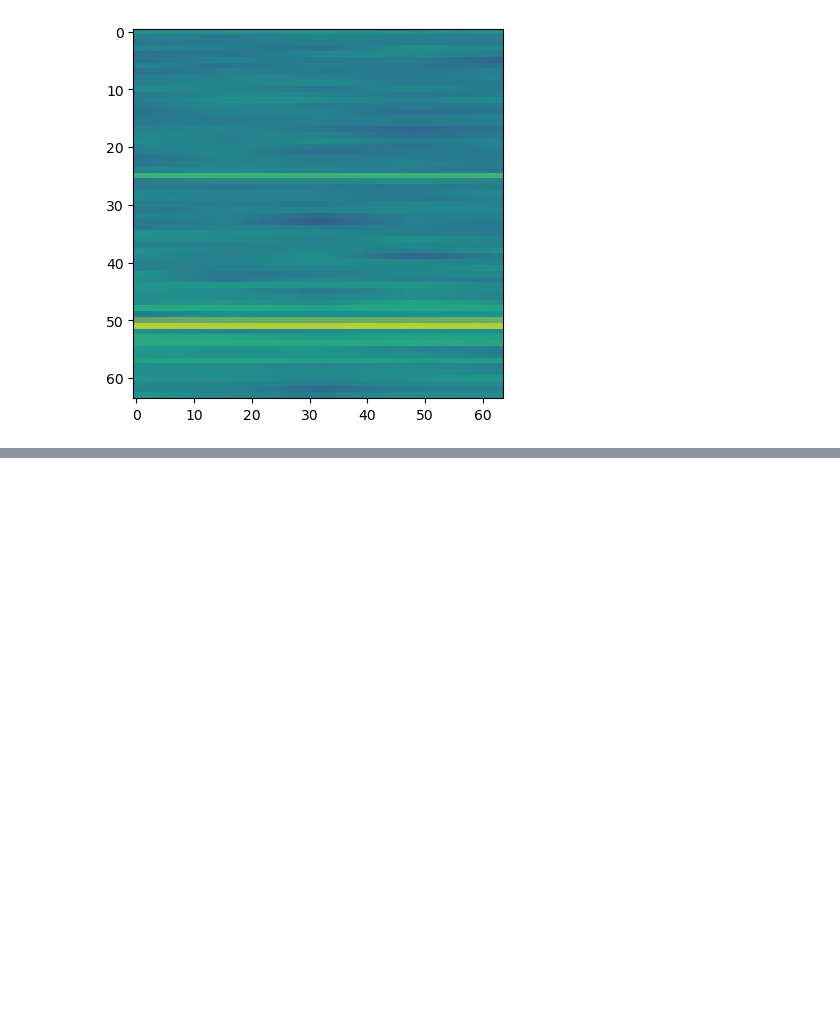
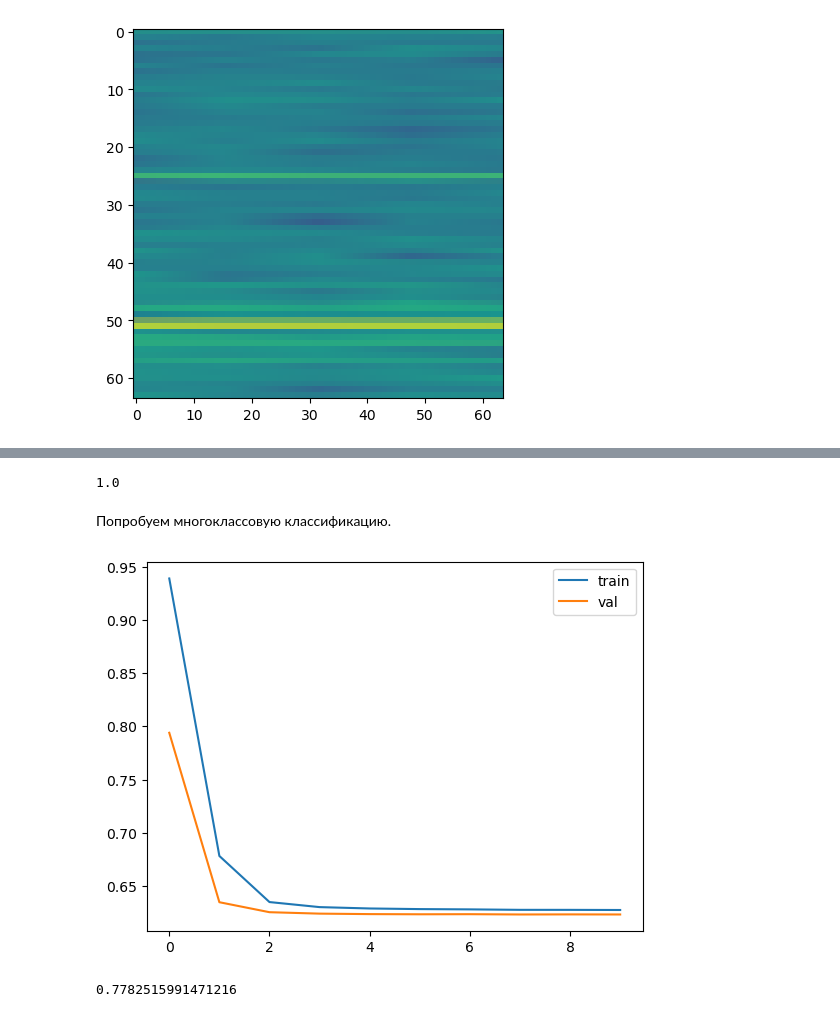
Before and after one commit to xndrleib/Motor-Fault-Detection, a Jupyter notebook: notebooks/Spectrogram.ipynb, the cells around one changed output, grey strips where cells are left out. Cells and saved outputs as stored; diff of their text form; code cells hidden in the pictures; blank space fills up the shorter version.

```diff
--- a/notebooks/Spectrogram.ipynb
+++ b/notebooks/Spectrogram.ipynb
@@ -171,0 +513,52 @@ plt.imshow(img, cmap='gray')
+# %%
+best_resnet_2d = ResNet2d()
+best_resnet_2d.load_state_dict(torch.load('best_2d.pt'))
+
+print(f'F1 = {mean_metric_on_test(best_resnet_1d, f1_score, test_loader)}')
+get_confusion_matrix(best_resnet_1d, test_loader)
+# %% [output]
+1.0
+# %% [markdown]
+Попробуем многоклассовую классификацию.
+# %%
+random.seed(42)
+np.random.seed(42)
+torch.manual_seed(42)
+
+healthy_fft = list(Path('../data/processed/0702 без перекосов фаза A.txt/ours_FFT').rglob('*.npy'))
+healthy_labels = [0 for _ in range(len(healthy_fft))]
+phase_fft = list(Path('../data/processed/0702  межвитковые фазы A ток фазы А.txt/ours_FFT').rglob('*.npy'))
+phase_labels = [1 for _ in range(len(phase_fft))]
+disbalance_fft = list(Path('../data/processed/21 02 дисбаланс макс обороты 100%.txt/ours_FFT').rglob('*.npy'))
+disbalance_labels = [2 for _ in range(len(disbalance_fft))]
+
+fft_list = healthy_fft + phase_fft + disbalance_fft
+labels_list = healthy_labels + phase_labels + disbalance_labels
+
+Xtrain, Xtest, ytrain, ytest = train_test_split(fft_list, labels_list, random_state=42, test_size=0.25)
+Xtrain, Xval, ytrain, yval = train_test_split(Xtrain, ytrain, random_state=42, test_size=0.25)
+
+train_dataset = FFTDataset(Xtrain, ytrain)
+val_dataset = FFTDataset(Xval, yval)
+test_dataset = FFTDataset(Xtest, ytest)
+
+train_loader = DataLoader(train_dataset, batch_size=BATCH_SIZE, shuffle=True)
+val_loader = DataLoader(val_dataset, batch_size=BATCH_SIZE, shuffle=True)
+test_loader = DataLoader(test_dataset, batch_size=BATCH_SIZE, shuffle=False)
+# %%
+EPOCHS = 10
+resnet_1d = ResNet1d(out_features=3)
+optimizer = torch.optim.Adam(resnet_1d.parameters())
+criterion = torch.nn.CrossEntropyLoss()
+
+train(resnet_1d, train_loader, val_loader, EPOCHS, criterion, optimizer, f1_score, 'best_1d_multiclass.pt', mode='multi', average='micro')
+# %% [output]
+[figure, added]
+# %%
+best_resnet_1d = ResNet1d(out_features=3)
+best_resnet_1d.load_state_dict(torch.load('best_1d_multiclass.pt'))
+
+print(f'F1 = {mean_metric_on_test(best_resnet_1d, f1_score, test_loader, mode='multi', average='micro')}')
+get_confusion_matrix(best_resnet_1d, test_loader, mode='multi')
+# %% [output]
+0.7782515991471216
```
Also changed, not shown: parts of 20 cells of this notebook, 1 other file.
